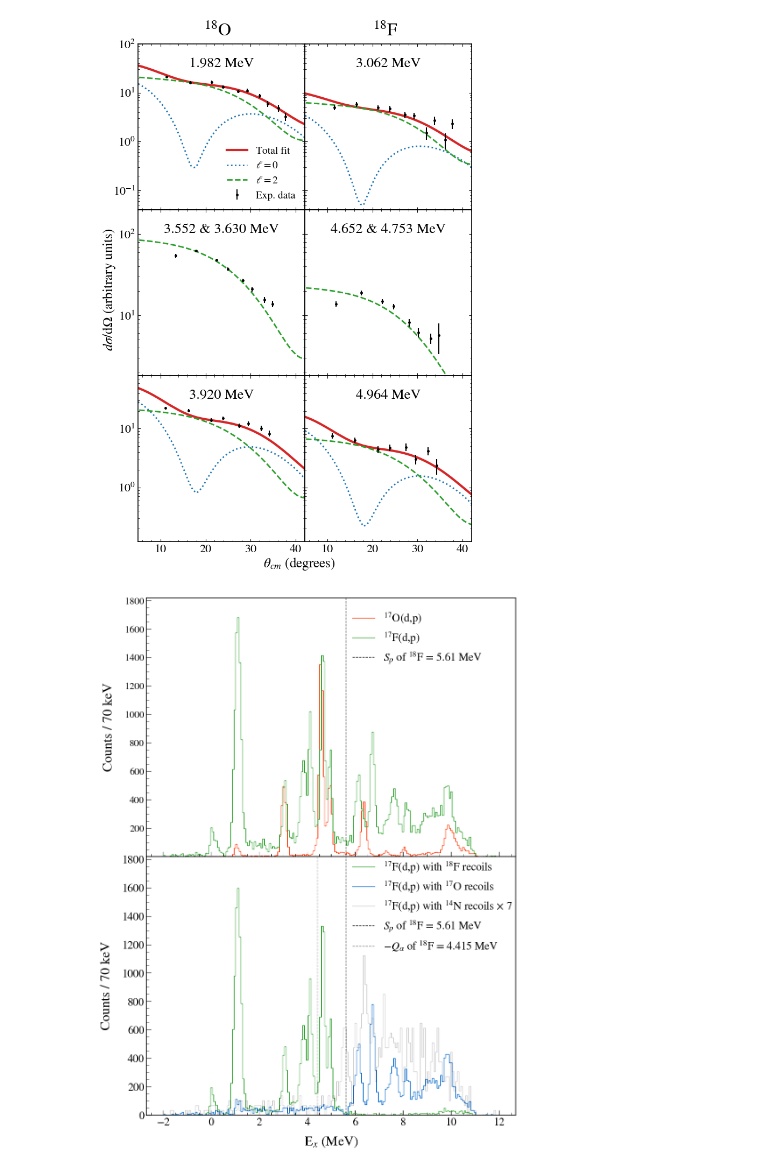
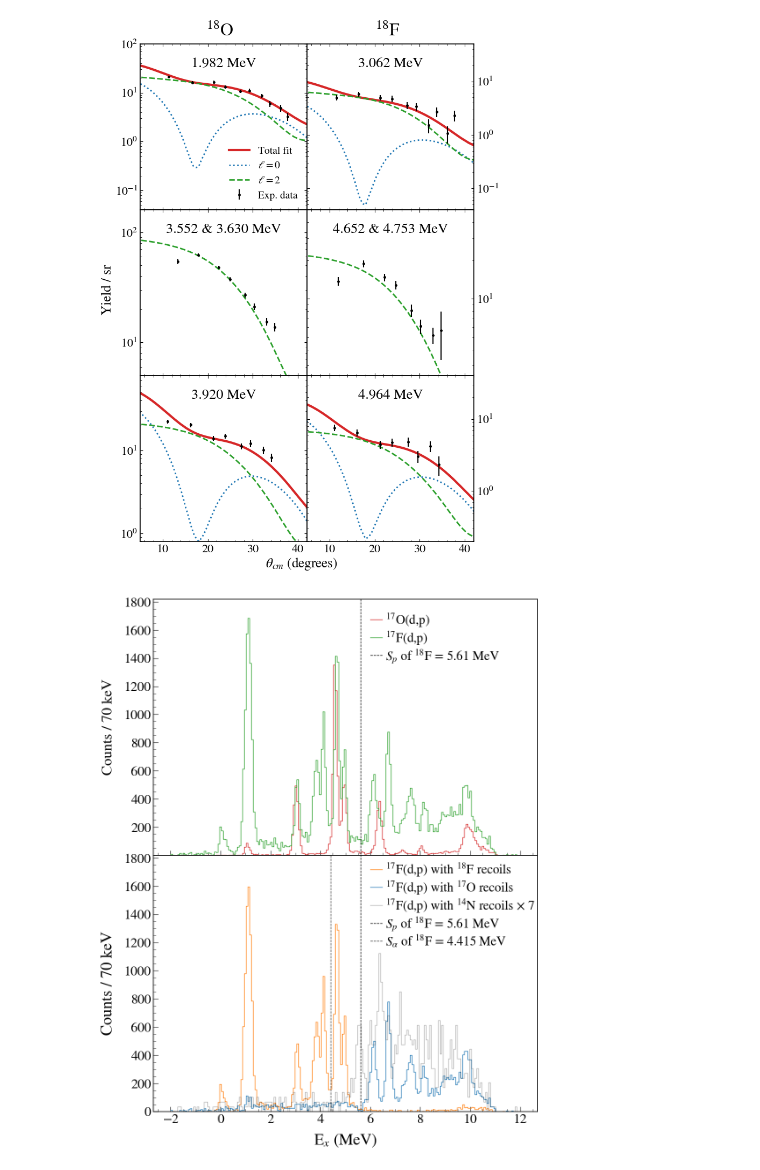
Before and after one commit to annakawecka/digios, a Jupyter notebook: analysis/final_working/plotting_2x3_IAS.ipynb, the cells around one changed output. Saved outputs shown, nothing was run; the diff lists cells and outputs as text; code cells hidden in the pictures.

Commit message:
More plotting

```diff
--- a/analysis/final_working/plotting_2x3_IAS.ipynb
+++ b/analysis/final_working/plotting_2x3_IAS.ipynb
@@ -82,9 +82,9 @@ fig, axes = plt.subplots(3, 2, figsize=(8, 12))
 plt.subplots_adjust(hspace=0, wspace=0)
 
 ylims = [
-    [(0.04, 1e2), (0.04, 1e2)],
-    [(1.8, 200), (1.8, 200)],
-    [(0.12, 80), (0.12, 80)]
+    [(0.04, 1e2), (0.04, 50)],
+    [(5, 160), (2.5, 50)],
+    [(0.8, 80), (0.2, 40)]
 ]
 
 datasets = [
@@ -102,22 +102,30 @@ func_colors = [
     [ ["#d62728", "#1f77b4", "#2ca02c"], ["#d62728", "#1f77b4", "#2ca02c"] ]
 ]
 
+# #2ca02c green
+# #1f77b4 blue
+# #d62728 red
+
 thick_f0_panels = [(0,0), (0,1), (2,0), (2,1)]
 
 for i in range(3):
     for j in range(2):
         ax = axes[i, j]
+
+        ax.set_ylim(ylims[i][j])
+
+
+
         ax.set_yscale("log")
         if j == 0:
             ax.set_xlim(5, 42)
+            ax.tick_params(right=False, labelright=False)
         else:
             ax.set_xlim(5, 42)
-            ax.tick_params(labelleft=False)
+            ax.tick_params(labelleft=False, labelright=True)
 
         if i == 0 or i == 1:
             ax.tick_params(labelbottom=False)
-
-        ax.set_ylim(ylims[i][j])
 
         ax.tick_params(axis='both', which='both', direction='in', top=True, right=True)
         ax.xaxis.set_minor_locator(MultipleLocator(2))
@@ -135,36 +143,36 @@ for i, row in enumerate(datasets):
             lw_f0 = 2
         if i == 1:
             ax.plot(x_func, f0, label='Total fit', color=colors[0], lw=lw_f0, linestyle='--')
         else:
             ax.plot(x_func, f0, label='Total fit', color=colors[0], lw=lw_f0)
         if f1 is not None:
             ax.plot(x_func, f1, label=r"$\ell = 0$", color=colors[1], lw=2, linestyle='dotted')
         if f2 is not None:
             ax.plot(x_func, f2, label=r"$\ell = 2$", color=colors[2], lw=2, linestyle='--')
 
         ax.errorbar(x_graph, y_graph, yerr=err_graph, fmt='o', color='black', label='Exp. data', markersize=2.5)
 
         ax.set_yscale("log")
         ax.grid(False)
 
         ax.text(0.5, 0.92, label, transform=ax.transAxes, ha='center', va='top', fontsize=19)
         ax.tick_params(axis='both', which='major', labelsize=16)
+        ax_right.tick_params(axis='both', which='major', labelsize=16)
 
-        # Only show legend in the first subplot
         if i == 0 and j == 0:
             ax.legend(fontsize=14, loc='lower right', frameon=False)
 
 
 fig.text(0.31, 0.9, r"$^{18}$O", ha='center', va='center', fontsize=24)
 fig.text(0.7, 0.9, r"$^{18}$F", ha='center', va='center', fontsize=24)
 
 fig.text(0.5, 0.07, r"$\theta_{cm}$ (degrees)", ha='center', fontsize=18)
-fig.text(0.04, 0.5, r"$d\sigma$/d$\Omega$ (arbitrary units)", va='center', rotation='vertical', fontsize=18)
+fig.text(0.035, 0.5, r"Yield / sr", va='center', rotation='vertical', fontsize=18)
 
 plt.show()
 fig.savefig('IAS_comp.pdf', dpi=600)
 # %% [output]
-[figure, old version]
+[figure, new version]
 # %%
 x1, y1, e1 = np.loadtxt("hist1_data.txt", unpack=True)
 x2, y2, e2 = np.loadtxt("hist2_shifted_data.txt", unpack=True)
@@ -173,13 +181,13 @@ x4, y4, e4 = np.loadtxt("hist4_data.txt", unpack=True)
 x5, y5, e5 = np.loadtxt("hist5_data.txt", unpack=True)
 # %%
 bin_width = x1[1] - x1[0]
-legend_pos = (0.53, 0.59)
-legend_pos1 = (0.53, 0.7)
+legend_pos = (0.535, 0.59)
+legend_pos1 = (0.535, 0.7)
 
 def make_edges(x, width):
     return np.concatenate([x - width/2, [x[-1] + width/2]])
 
-fig, axes = plt.subplots(2, 1, figsize=(10, 14), gridspec_kw={"height_ratios":[1,1]})
+fig, axes = plt.subplots(2, 1, figsize=(10.5, 14), gridspec_kw={"height_ratios":[1,1]})
 plt.subplots_adjust(hspace=0.0, left=0.14, right=0.97, top=0.95, bottom=0.12)
 
 for ax in axes:
@@ -191,14 +199,14 @@ ax = axes[0]
 edges2 = make_edges(x2, bin_width)
 edges1 = make_edges(x1, bin_width)
 
-ax.step(edges2, np.append(y2, y2[-1]), where='post', color='#ff3300', lw=1, label=r'$^{17}$O(d,p)')
+ax.step(edges2, np.append(y2, y2[-1]), where='post', color='#d62728', lw=1, label=r'$^{17}$O(d,p)')
 ax.step(edges1, np.append(y1, y1[-1]), where='post', color='#2ca02c', lw=1, label=r'$^{17}$F(d,p)')
 
 x_line = 5.6071
 vline = ax.vlines(x_line, ymin=ax.get_ylim()[0], ymax=1900,
           color='black', linestyle='--', linewidth=1, label=r'$S_p$ of $^{18}$F = 5.61 MeV')
 
-ax.set_ylabel("Counts / 70 keV", fontsize=22, labelpad=15)
+ax.set_ylabel("Counts / 70 keV", fontsize=24, labelpad=15)
 
 ax.set_xticklabels([])
 ax.xaxis.set_minor_locator(MultipleLocator(0.5))
@@ -206,10 +214,10 @@ ax.yaxis.set_major_locator(MultipleLocator(200))
 ax.yaxis.set_minor_locator(MultipleLocator(50))
 ax.set_ylim((0.1, 1820))
 
-ax.tick_params(which='major', length=8, top=False, right=False, labelsize=16)   # major ticks 8 points
+ax.tick_params(which='major', length=8, top=False, right=False, labelsize=22)   # major ticks 8 points
 ax.tick_params(which='minor', length=4, top=False, right=False)
 
-ax.legend(fontsize=18, frameon=False, loc='lower left', bbox_to_anchor=legend_pos1)
+ax.legend(fontsize=21, frameon=False, loc='lower left', bbox_to_anchor=legend_pos1, labelspacing=0.15, handlelength=0.9, handletextpad=0.3)
 
 # bottom panel
 
@@ -219,11 +227,11 @@ edges5 = make_edges(x5, bin_width)
 edges3 = make_edges(x3, bin_width)
 edges4 = make_edges(x4, bin_width)
 
-ax.step(edges5, np.append(y5, y5[-1]), where='post', color='#2ca02c', lw=1,
+ax.step(edges5, np.append(y5, y5[-1]), where='post', color='#ff7f0e', lw=1,
         label=r'$^{17}$F(d,p) with $^{18}$F recoils')
-ax.step(edges3, np.append(y3, y3[-1]), where='post', color='#0066cc', lw=1,
+ax.step(edges3, np.append(y3, y3[-1]), where='post', color='#1f77b4', lw=1,
         label=r'$^{17}$F(d,p) with $^{17}$O recoils')
-ax.step(edges4, np.append(y4, y4[-1]), where='post', color='black', lw=1, alpha=0.2,
+ax.step(edges4, np.append(y4, y4[-1]), where='post', color='black', lw=1, alpha=0.3,
         label=r'$^{17}$F(d,p) with $^{14}$N recoils $\times$ 7')
 
 # Vertical lines
@@ -232,19 +240,19 @@ x_line_alpha = 4.415
 vline = ax.vlines(x_line, ymin=ax.get_ylim()[0], ymax=1900,
           color='black', linestyle='--', linewidth=1, label=r'$S_p$ of $^{18}$F = 5.61 MeV')
 vline2 = ax.vlines(x_line_alpha, ymin=ax.get_ylim()[0], ymax=1900,
-          color='black', linestyle='--', alpha=0.5, linewidth=1, label=r'$-Q_\alpha$ of $^{18}$F = 4.415 MeV')
+          color='black', linestyle='--', alpha=0.8, linewidth=1, label=r'$S_\alpha$ of $^{18}$F = 4.415 MeV')
 
-ax.set_ylabel("Counts / 70 keV", fontsize=22, labelpad=15)
-ax.set_xlabel("E$_x$ (MeV)", fontsize=22, labelpad=12)
+ax.set_ylabel("Counts / 70 keV", fontsize=26, labelpad=15)
+ax.set_xlabel("E$_x$ (MeV)", fontsize=26, labelpad=12)
 
-ax.legend(fontsize=18, frameon=False, loc='lower left', bbox_to_anchor=legend_pos)
+ax.legend(fontsize=21, frameon=False, loc='lower left', bbox_to_anchor=legend_pos, labelspacing=0.15, handlelength=0.9, handletextpad=0.3)
 ax.xaxis.set_minor_locator(MultipleLocator(0.5))
 ax.xaxis.set_minor_locator(MultipleLocator(0.5))
 ax.yaxis.set_major_locator(MultipleLocator(200))
 ax.yaxis.set_minor_locator(MultipleLocator(50))
 ax.set_ylim((0, 1820))
 
-ax.tick_params(which='major', length=8, top=False, right=False, labelsize=18)   # major ticks 8 points
+ax.tick_params(which='major', length=8, top=False, right=False, labelsize=22)   # major ticks 8 points
 ax.tick_params(which='minor', length=4, top=False, right=False)
 
 
@@ -253,4 +261,4 @@ ax.tick_params(which='minor', length=4, top=False, right=False)
 fig.savefig("ex_F_O_N_step.pdf", dpi=600, bbox_inches="tight")
 plt.show()
 # %% [output]
-[figure, old version]
+[figure, new version]
```
Also changed, not shown: 3 other files.
